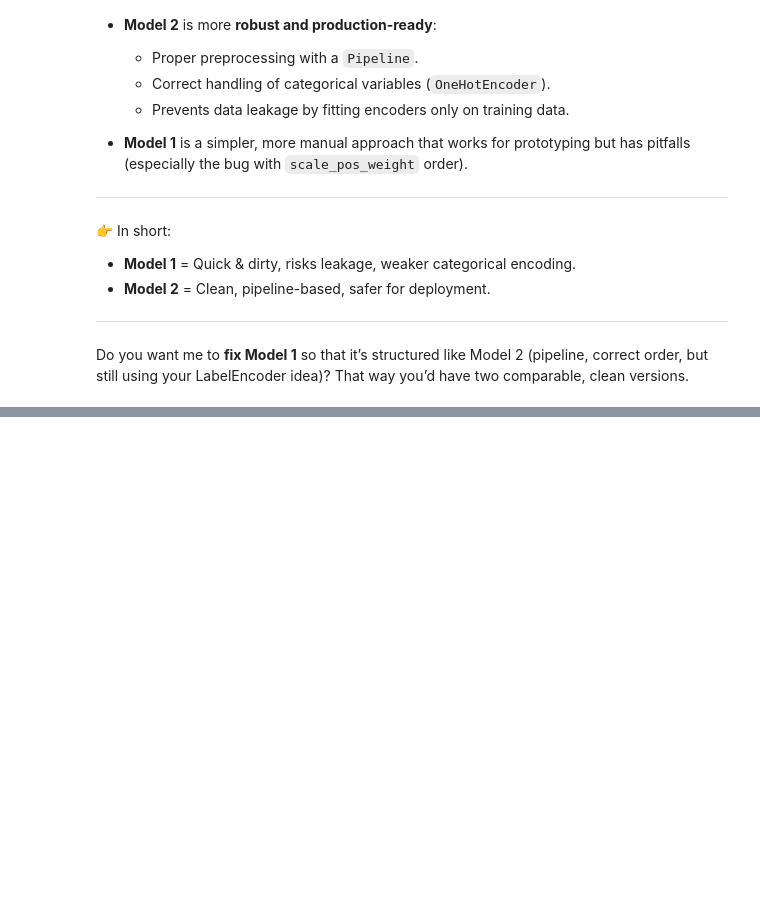
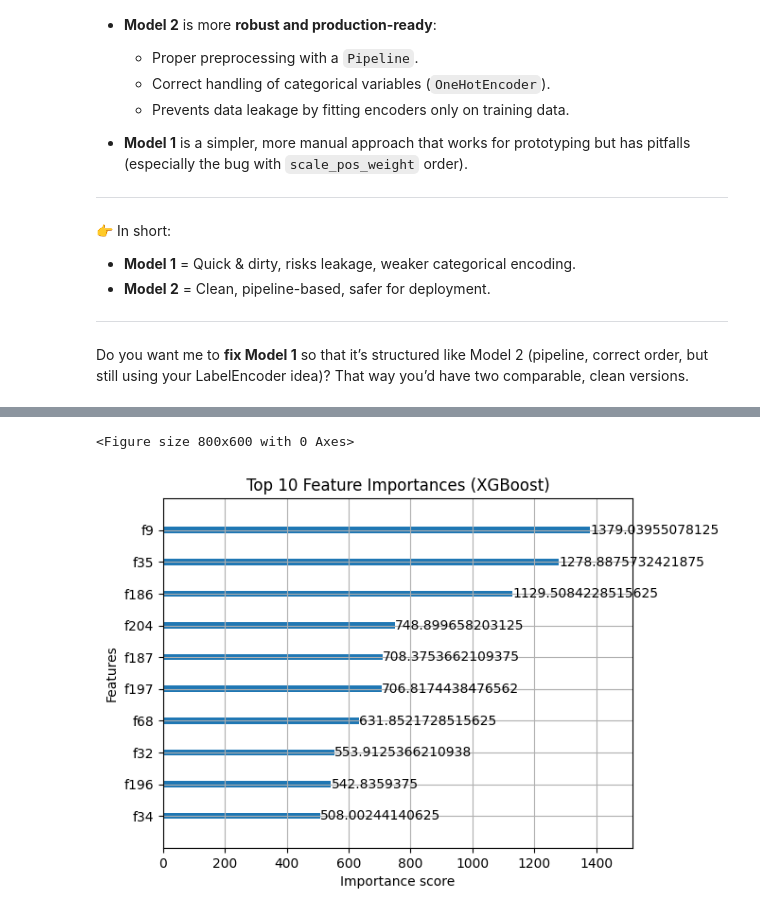
Before and after one commit to rSloth/group-ml-porto-seguro, a Jupyter notebook: models/winning_model_xgboost.ipynb, the cells around one changed output, grey strips where cells are left out. Cells and saved outputs as stored; diff of their text form; code cells hidden in the pictures; blank space fills up the shorter version.

```diff
--- a/models/winning_model_xgboost.ipynb
+++ b/models/winning_model_xgboost.ipynb
@@ -124,0 +135,12 @@ Do you want me to **fix Model 1** so that it’s structured like Model 2 (pipeli
+# %%
+import matplotlib.pyplot as plt
+from xgboost import plot_importance
+
+# Plot only the top 10 features by importance
+plt.figure(figsize=(8,6))
+plot_importance(xgb_model, importance_type="gain", max_num_features=10)
+plt.title("Top 10 Feature Importances (XGBoost)")
+plt.show()
+# %% [output]
+<Figure size 800x600 with 0 Axes>
+[figure, added]
```
Also changed, not shown: parts of 3 cells of this notebook, 3 other files.
